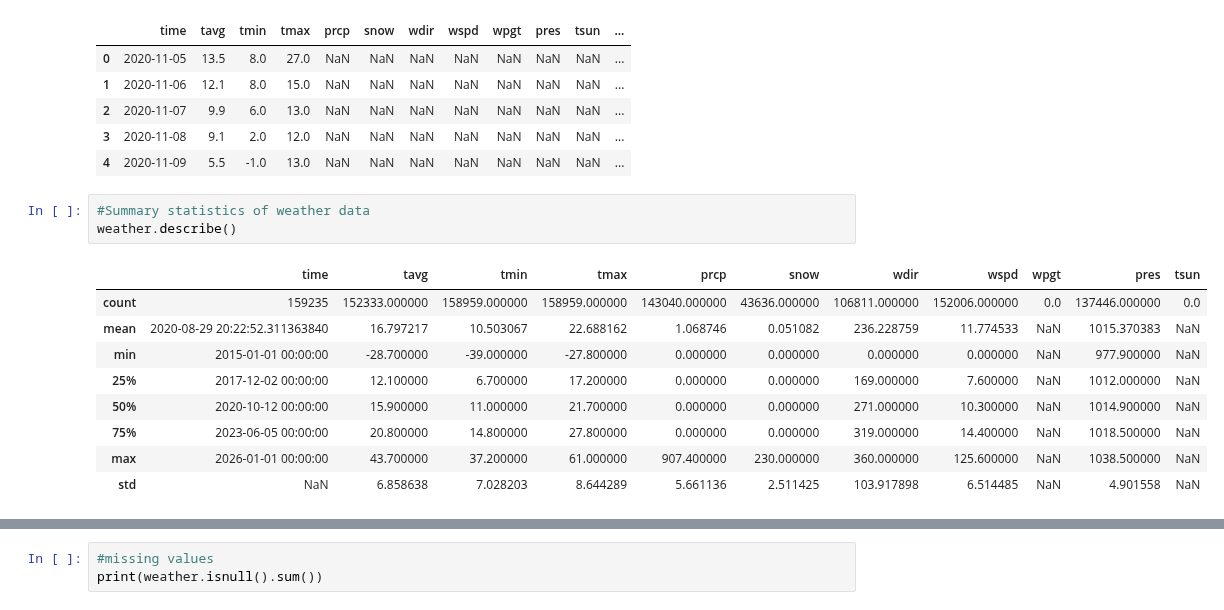
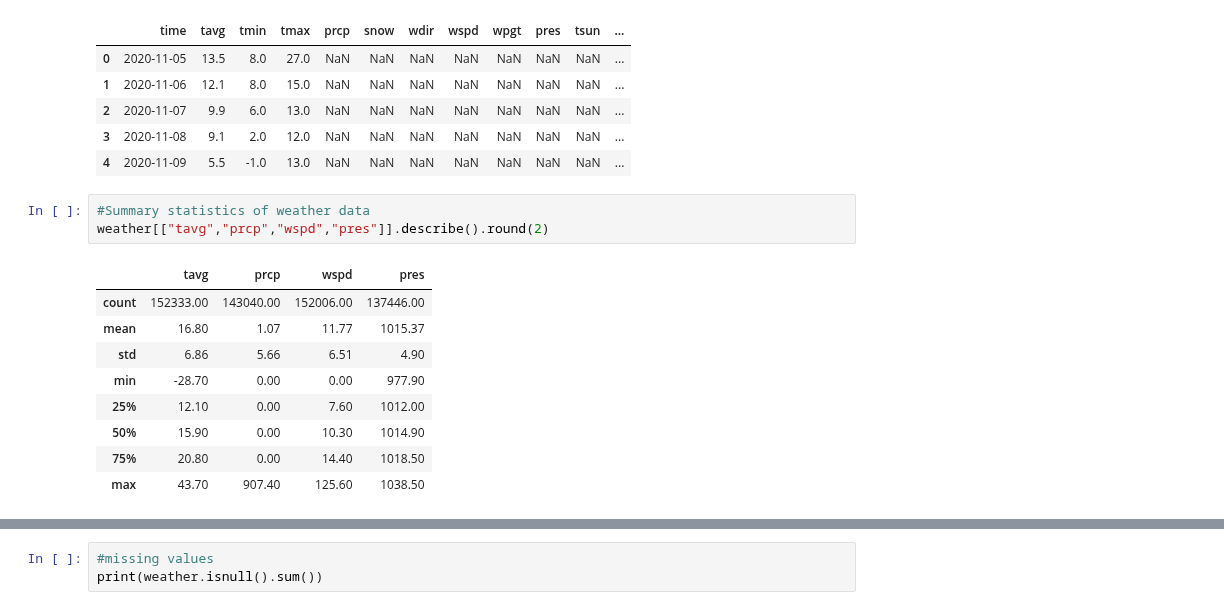
Before and after one commit to SheshmaJ/ADS-508-Final-Project, a Jupyter notebook: data ingestion and exploration.ipynb, the cells around one changed output, grey strips where cells are left out. Saved outputs shown, nothing was run; the diff lists cells and outputs as text.

```diff
--- a/data ingestion and exploration.ipynb
+++ b/data ingestion and exploration.ipynb
@@ -288,14 +316,14 @@ id
 | 4 | 2020-11-09 | 5.5 | -1.0 | 13.0 | NaN | NaN | NaN | NaN | NaN | NaN | NaN | ... |
 # %%
 #Summary statistics of weather data
-weather.describe()
+weather[["tavg","prcp","wspd","pres"]].describe().round(2)
 # %% [output]
-|  | time | tavg | tmin | tmax | prcp | snow | wdir | wspd | wpgt | pres | tsun |
-| count | 159235 | 152333.000000 | 158959.000000 | 158959.000000 | 143040.000000 | 43636.000000 | 106811.000000 | 152006.000000 | 0.0 | 137446.000000 | 0.0 |
-| mean | 2020-08-29 20:22:52.311363840 | 16.797217 | 10.503067 | 22.688162 | 1.068746 | 0.051082 | 236.228759 | 11.774533 | NaN | 1015.370383 | NaN |
-| min | 2015-01-01 00:00:00 | -28.700000 | -39.000000 | -27.800000 | 0.000000 | 0.000000 | 0.000000 | 0.000000 | NaN | 977.900000 | NaN |
-| 25% | 2017-12-02 00:00:00 | 12.100000 | 6.700000 | 17.200000 | 0.000000 | 0.000000 | 169.000000 | 7.600000 | NaN | 1012.000000 | NaN |
-| 50% | 2020-10-12 00:00:00 | 15.900000 | 11.000000 | 21.700000 | 0.000000 | 0.000000 | 271.000000 | 10.300000 | NaN | 1014.900000 | NaN |
-| 75% | 2023-06-05 00:00:00 | 20.800000 | 14.800000 | 27.800000 | 0.000000 | 0.000000 | 319.000000 | 14.400000 | NaN | 1018.500000 | NaN |
-| max | 2026-01-01 00:00:00 | 43.700000 | 37.200000 | 61.000000 | 907.400000 | 230.000000 | 360.000000 | 125.600000 | NaN | 1038.500000 | NaN |
-| std | NaN | 6.858638 | 7.028203 | 8.644289 | 5.661136 | 2.511425 | 103.917898 | 6.514485 | NaN | 4.901558 | NaN |
+|  | tavg | prcp | wspd | pres |
+| count | 152333.00 | 143040.00 | 152006.00 | 137446.00 |
+| mean | 16.80 | 1.07 | 11.77 | 1015.37 |
+| std | 6.86 | 5.66 | 6.51 | 4.90 |
+| min | -28.70 | 0.00 | 0.00 | 977.90 |
+| 25% | 12.10 | 0.00 | 7.60 | 1012.00 |
+| 50% | 15.90 | 0.00 | 10.30 | 1014.90 |
+| 75% | 20.80 | 0.00 | 14.40 | 1018.50 |
+| max | 43.70 | 907.40 | 125.60 | 1038.50 |
```
Also changed, not shown: parts of 10 cells of this notebook.
